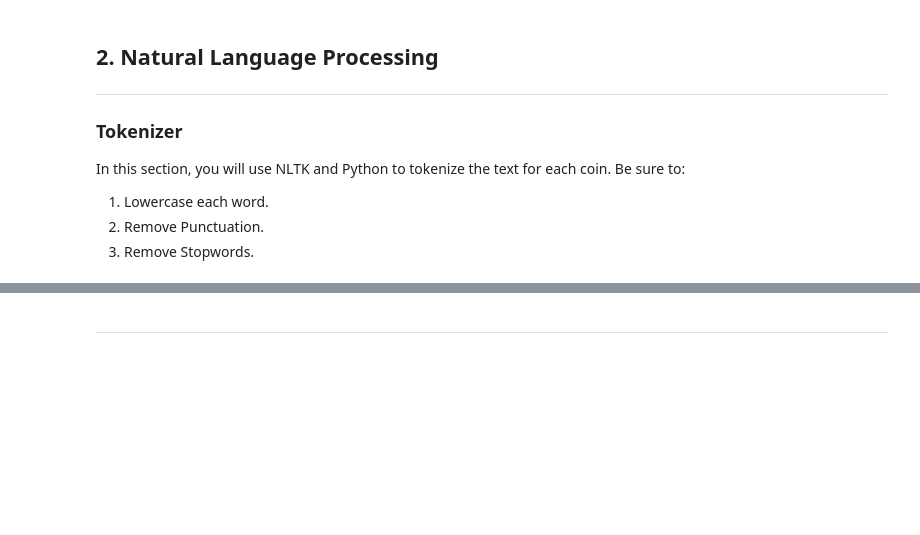
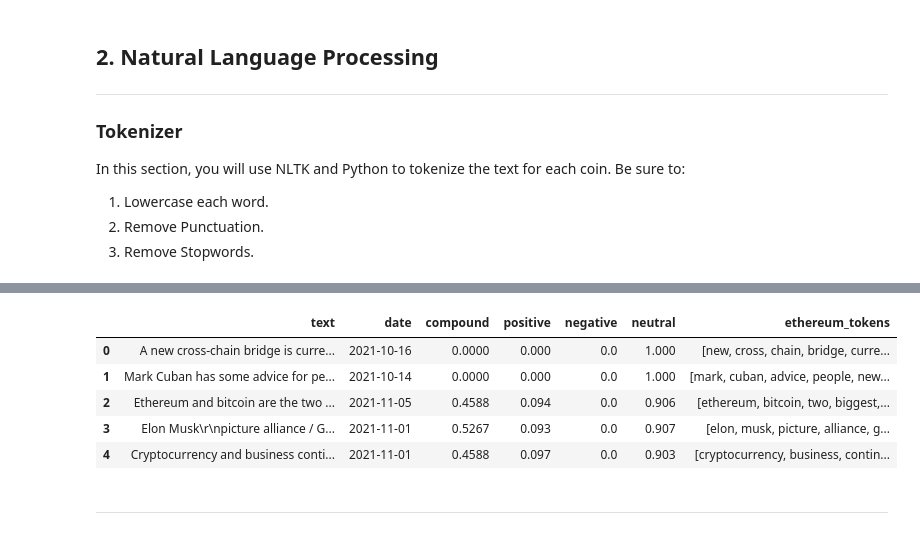
Before and after one commit to CurtisLym/tales_from_the_crypto, a Jupyter notebook: Starter_Code/crypto_sentiment.ipynb, the cells around one changed output, grey strips where cells are left out. Drawn from its saved outputs; the diff is of its cells as text; code cells hidden in the pictures; blank space fills up the shorter version.

```diff
--- a/Starter_Code/crypto_sentiment.ipynb
+++ b/Starter_Code/crypto_sentiment.ipynb
@@ -214,7 +331,15 @@ bitcoin_df[bitcoin_tokens] =
 # %%
 # Create a new tokens column for Ethereum
 # YOUR CODE HERE!
-ethereum_df[ethereum_tokens] =
+ethereum_df['ethereum_tokens'] = eth_token
+ethereum_df.head()
+# %% [output]
+|  | text | date | compound | positive | negative | neutral | ethereum_tokens |
+| 0 | A new cross-chain bridge is curre... | 2021-10-16 | 0.0000 | 0.000 | 0.0 | 1.000 | [new, cross, chain, bridge, curre... |
+| 1 | Mark Cuban has some advice for pe... | 2021-10-14 | 0.0000 | 0.000 | 0.0 | 1.000 | [mark, cuban, advice, people, new... |
+| 2 | Ethereum and bitcoin are the two ... | 2021-11-05 | 0.4588 | 0.094 | 0.0 | 0.906 | [ethereum, bitcoin, two, biggest,... |
+| 3 | Elon Musk\r\npicture alliance / G... | 2021-11-01 | 0.5267 | 0.093 | 0.0 | 0.907 | [elon, musk, picture, alliance, g... |
+| 4 | Cryptocurrency and business conti... | 2021-11-01 | 0.4588 | 0.097 | 0.0 | 0.903 | [cryptocurrency, business, contin... |
 # %% [markdown]
 ---
 # %% [markdown]
```
Also changed, not shown: parts of 35 cells of this notebook.
